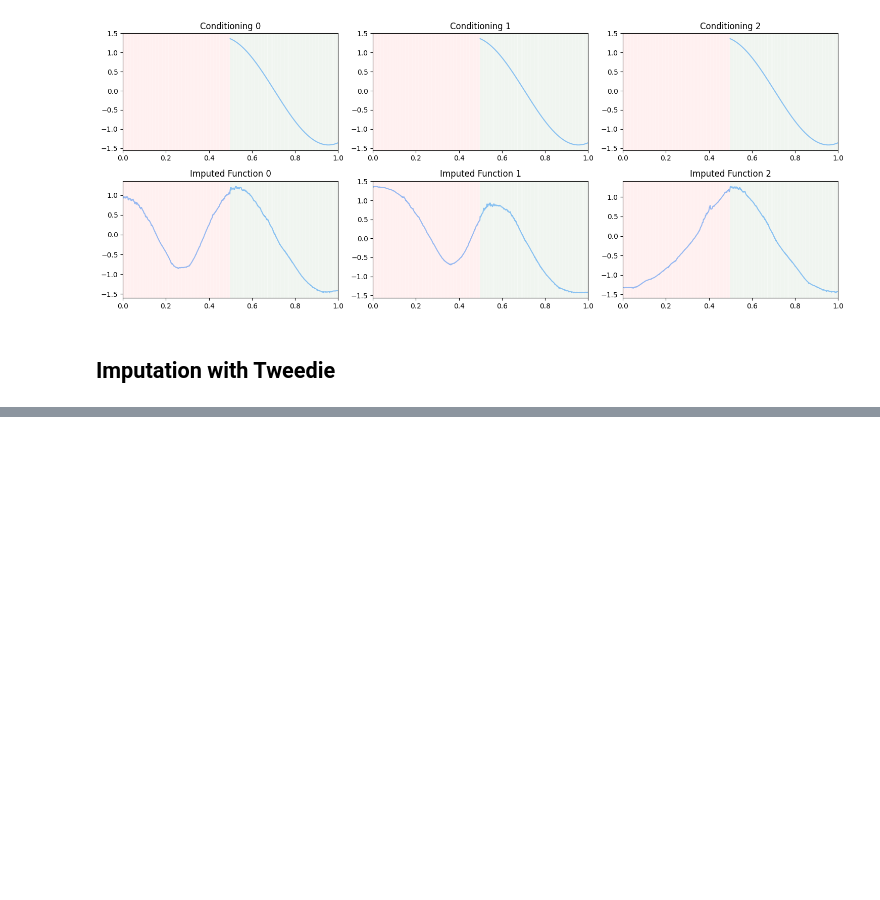
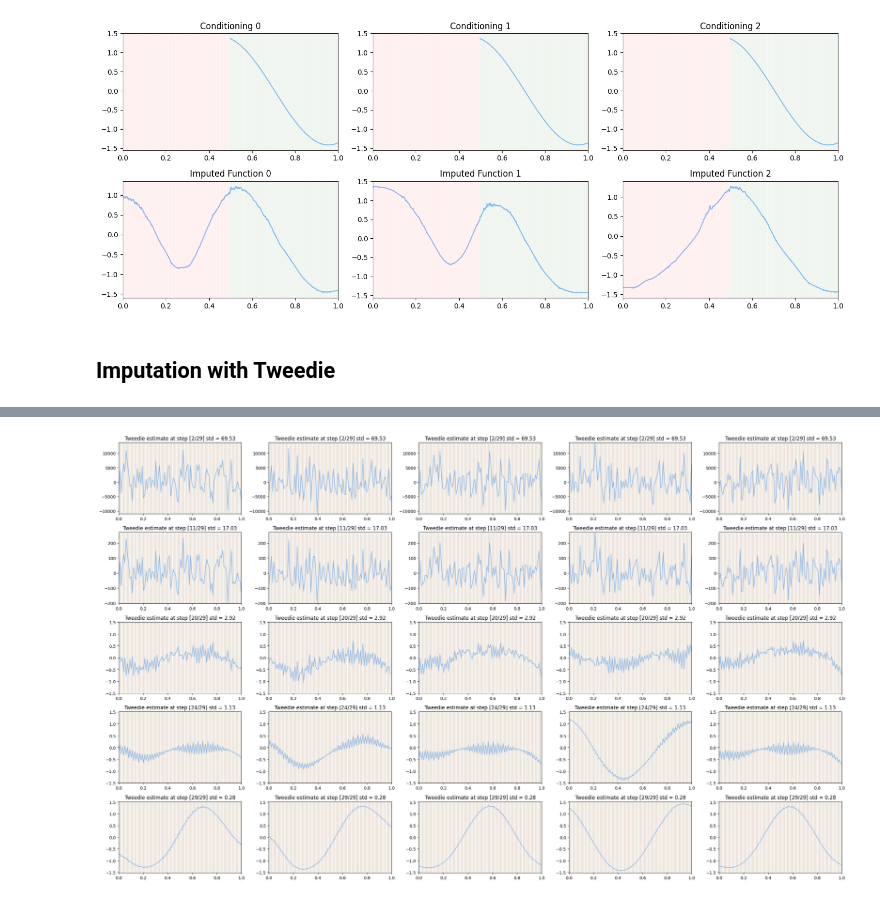
Before and after one commit to HamidrezaKmK/cond-diffusion-operators-edm, a Jupyter notebook: notebooks/1d_reanalysis.ipynb, the cells around one changed output, grey strips where cells are left out. Saved outputs shown, nothing was run; the diff lists cells and outputs as text; code cells hidden in the pictures; blank space fills up the shorter version.

```diff
--- a/notebooks/1d_reanalysis.ipynb
+++ b/notebooks/1d_reanalysis.ipynb
@@ -400,0 +390,25 @@ plt.tight_layout()
+# %%
+tweedie_range = [1, 10, len(tweedie_history)-10, len(tweedie_history)-6, len(tweedie_history)-1]
+
+# samples = tweedie_history[-6]
+fig, axes = plt.subplots(len(tweedie_range), batch_size, figsize=(batch_size * 5, 3 * len(tweedie_range)))
+
+for jj, j in enumerate(tweedie_range):
+    samples, my_std = tweedie_history[j]
+    for i in range(batch_size):
+
+        mx = max(torch.max(samples), torch.max(ref_values)) + 0.1
+        mn = min(torch.min(samples), torch.min(ref_values)) - 0.1
+        ax = axes[jj, i]
+        sorted_coords, coord_idx = torch.sort(all_coords.squeeze())
+        ax.plot(sorted_coords, samples[i][coord_idx])
+        ax.set_title(f"Tweedie estimate at step [{j+1}/{len(tweedie_history)}] std = {my_std:.2f}")
+        for x in generation_coords.squeeze():
+            ax.axvline(x, color="red", alpha=min(max(10./resolution, 0.05), 1.0))
+        for x in ref_coords.squeeze():
+            ax.axvline(x, color="green", alpha=min(max(10./ref_resolution, 0.05), 1.0))
+        ax.set_xlim([0, 1])
+        ax.set_ylim([mn, mx])
+plt.tight_layout()
+# %% [output]
+[figure, added]
```
Also changed, not shown: parts of 4 cells of this notebook, 2 other files.
